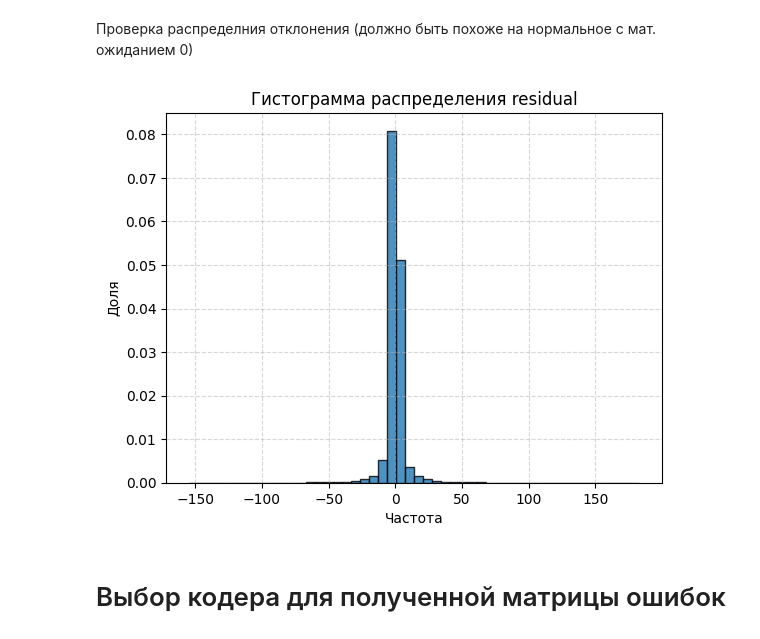
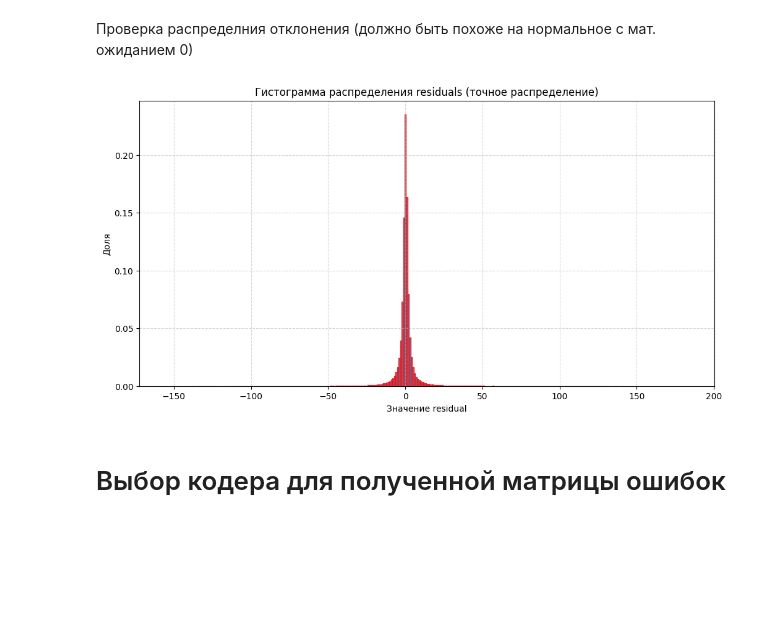
Before and after one commit to ilsurgumerov/CMDC, a Jupyter notebook: task3/report.ipynb, the cells around one changed output. Cells and saved outputs as stored; diff of their text form; code cells hidden in the pictures; blank space fills up the shorter version.

```diff
--- a/task3/report.ipynb
+++ b/task3/report.ipynb
@@ -189,16 +189,24 @@ print("Совпадает ли восстановленное изображен
 # %% [markdown]
 Проверка распределния отклонения (должно быть похоже на нормальное с мат. ожиданием 0)
 # %%
+import numpy as np
 import matplotlib.pyplot as plt
 
-plt.hist(residuals, bins=50, edgecolor='black', alpha=0.8, density=True)
-plt.title('Гистограмма распределения residual')
-plt.xlabel('Частота')
+unique_values, counts = np.unique(residuals, return_counts=True)
+
+plt.figure(figsize=(12, 6))
+plt.bar(unique_values, counts/counts.sum(), width=0.8,
+        edgecolor='red', alpha=0.8)
+plt.title('Гистограмма распределения residuals (точное распределение)')
+plt.xlabel('Значение residual')
 plt.ylabel('Доля')
 plt.grid(True, linestyle='--', alpha=0.5)
-plt.show()
+
+value_frequency = np.column_stack((unique_values, counts))
+# print("Массив значений и их частот:")
+# print(value_frequency)
 # %% [output]
-[figure, old version]
+[figure, new version]
 # %% [markdown]
 # Выбор кодера для полученной матрицы ошибок
 # %% [markdown]
```
Also changed, not shown: parts of 6 cells of this notebook.
